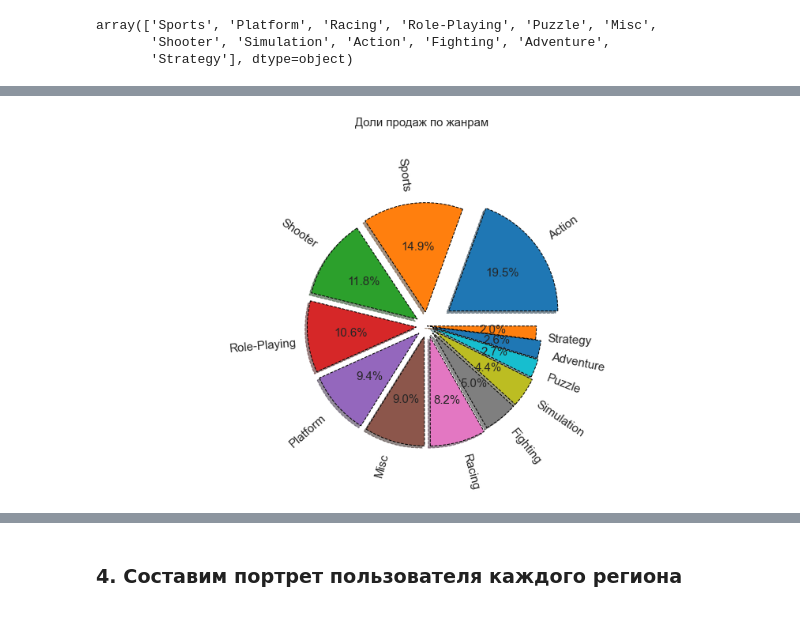
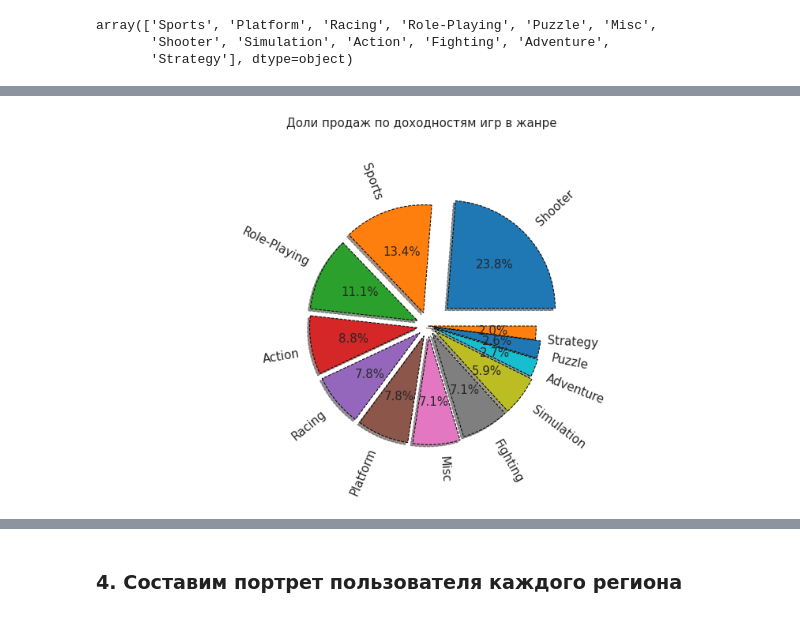
Before and after one commit to LydmiLAB/Data-Science-Projects, a Jupyter notebook: 23c0ec9e-ea40-4235-8add-4b54b7d5a3fe .ipynb, the cells around one changed output, grey strips where cells are left out. Saved outputs shown, nothing was run; the diff lists cells and outputs as text; code cells hidden in the pictures.

```diff
--- a/23c0ec9e-ea40-4235-8add-4b54b7d5a3fe .ipynb
+++ b/23c0ec9e-ea40-4235-8add-4b54b7d5a3fe .ipynb
@@ -773,7 +1517,7 @@ array(['Sports', 'Platform', 'Racing', 'Role-Playing', 'Puzzle', 'Misc',
        'Strategy'], dtype=object)
 # %%
 # Распределение игр по жанрам
-game_genre = pd.DataFrame(data.groupby('genre')['name'].count().sort_values(ascending=False))
+game_genre = pd.DataFrame(actual_data.groupby('genre')['name'].count().sort_values(ascending=False))
 game_genre
 # %% [output]
 |  | name |
@@ -804,7 +1548,7 @@ plt.show()
 # %%
 # Посчитаем продажи в каждом жанре
-genre_data = pd.DataFrame( data.groupby('genre')['total_sales'].sum().sort_values(ascending=False))
-genre_data
+sale_genre = pd.DataFrame( actual_data.groupby('genre')['total_sales'].sum().sort_values(ascending=False))
+sale_genre
 # %% [output]
 |  | total_sales |
 | genre |  |
@@ -833,0 +1578,4 @@ plt.show()
+# %%
+# Средняя прибыльность игры в жанре
+rate_genre=pd.DataFrame({'rate_genre': sale_genre['total_sales']/game_genre['name']}).sort_values(by='rate_genre', ascending = False)
+rate_genre
@@ -833,0 +1608,9 @@ plt.show()
+# %%
+# Диаграмма размаха средних продаж игр в разбивке по жанрам
+actual_data.boxplot(column='total_sales', by='genre', figsize = (12, 6))
+plt.title('Диаграмма размаха средних продаж игр потенциально прибыльных платформ',fontsize=15)
+plt.xlabel('Платформы',fontsize=15)
+plt.ylabel('Продажи',fontsize=15)
+plt.ylim(0,7)
+sns.set_style('darkgrid')
+plt.show()
@@ -834,13 +1663,13 @@ plt.show()
 # %%
-# Доли продаж по жанрам
+# Доли продаж по доходностям игр в жанре
 explode = (0.24, 0.13, 0.11, 0.1, 0.1, 0.1, 0.1, 0.08, 0.08, 0.06, 0.05, 0)
 fig, ax = plt.subplots(figsize=(15, 7))
-fig.suptitle('Доли продаж по жанрам',fontsize=15)
+fig.suptitle('Доли продаж по доходностям игр в жанре',fontsize=15)
 plt.subplots_adjust(top= 0.8)
 
-ax.pie(genre_data['total_sales'], labels=genre_data.index, autopct='%1.1f%%', shadow=True, textprops={'fontsize': 15}, \
+ax.pie(rate_genre['rate_genre'], labels=rate_genre.index, autopct='%1.1f%%', shadow=True, textprops={'fontsize': 15}, \
        explode=explode, wedgeprops={'lw':1, 'ls':'--','edgecolor':"k"}, rotatelabels=True)
 ax.axis('equal')
 plt.show()
 # %% [output]
-[figure, old version]
+[figure, new version]
```
Also changed, not shown: parts of 172 cells of this notebook.
